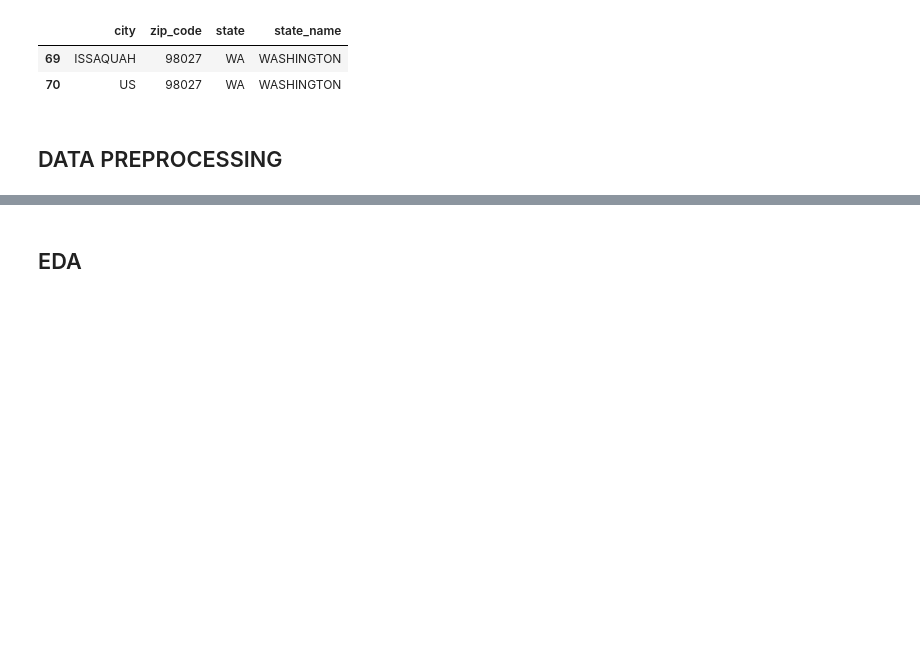
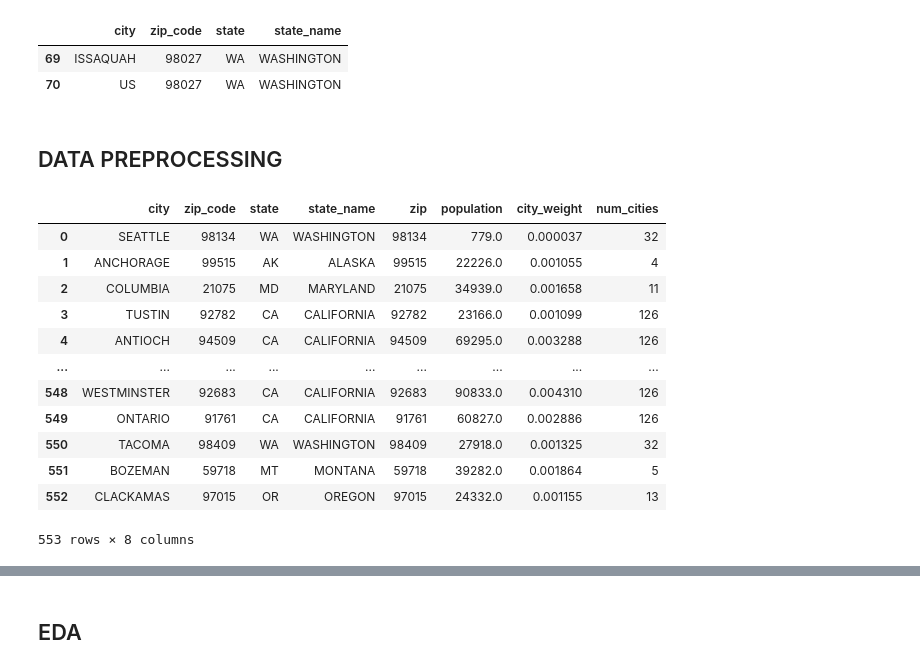
Before and after one commit to enugalamanideepreddy/Sigmoid-Time-Series-Hackathon, a Jupyter notebook: sigmoid.ipynb, the cells around one changed output, grey strips where cells are left out. Drawn from its saved outputs; the diff is of its cells as text; code cells hidden in the pictures; blank space fills up the shorter version.

```diff
--- a/sigmoid.ipynb
+++ b/sigmoid.ipynb
@@ -92,6 +108,22 @@ cidf1.drop(index=70,inplace=True)
 ## DATA PREPROCESSING
 # %%
 cidf_final = cidf1.merge(stct,on = 'state',how = 'left')
+# %%
+cidf_final
+# %% [output]
+|  | city | zip_code | state | state_name | zip | population | city_weight | num_cities |
+| 0 | SEATTLE | 98134 | WA | WASHINGTON | 98134 | 779.0 | 0.000037 | 32 |
+| 1 | ANCHORAGE | 99515 | AK | ALASKA | 99515 | 22226.0 | 0.001055 | 4 |
+| 2 | COLUMBIA | 21075 | MD | MARYLAND | 21075 | 34939.0 | 0.001658 | 11 |
+| 3 | TUSTIN | 92782 | CA | CALIFORNIA | 92782 | 23166.0 | 0.001099 | 126 |
+| 4 | ANTIOCH | 94509 | CA | CALIFORNIA | 94509 | 69295.0 | 0.003288 | 126 |
+| ... | ... | ... | ... | ... | ... | ... | ... | ... |
+| 548 | WESTMINSTER | 92683 | CA | CALIFORNIA | 92683 | 90833.0 | 0.004310 | 126 |
+| 549 | ONTARIO | 91761 | CA | CALIFORNIA | 91761 | 60827.0 | 0.002886 | 126 |
+| 550 | TACOMA | 98409 | WA | WASHINGTON | 98409 | 27918.0 | 0.001325 | 32 |
+| 551 | BOZEMAN | 59718 | MT | MONTANA | 59718 | 39282.0 | 0.001864 | 5 |
+| 552 | CLACKAMAS | 97015 | OR | OREGON | 97015 | 24332.0 | 0.001155 | 13 |
+553 rows × 8 columns
 # %%
 wadf.sample(5)
 # %% [output]
```
Also changed, not shown: parts of 22 cells of this notebook, 1 other file.
